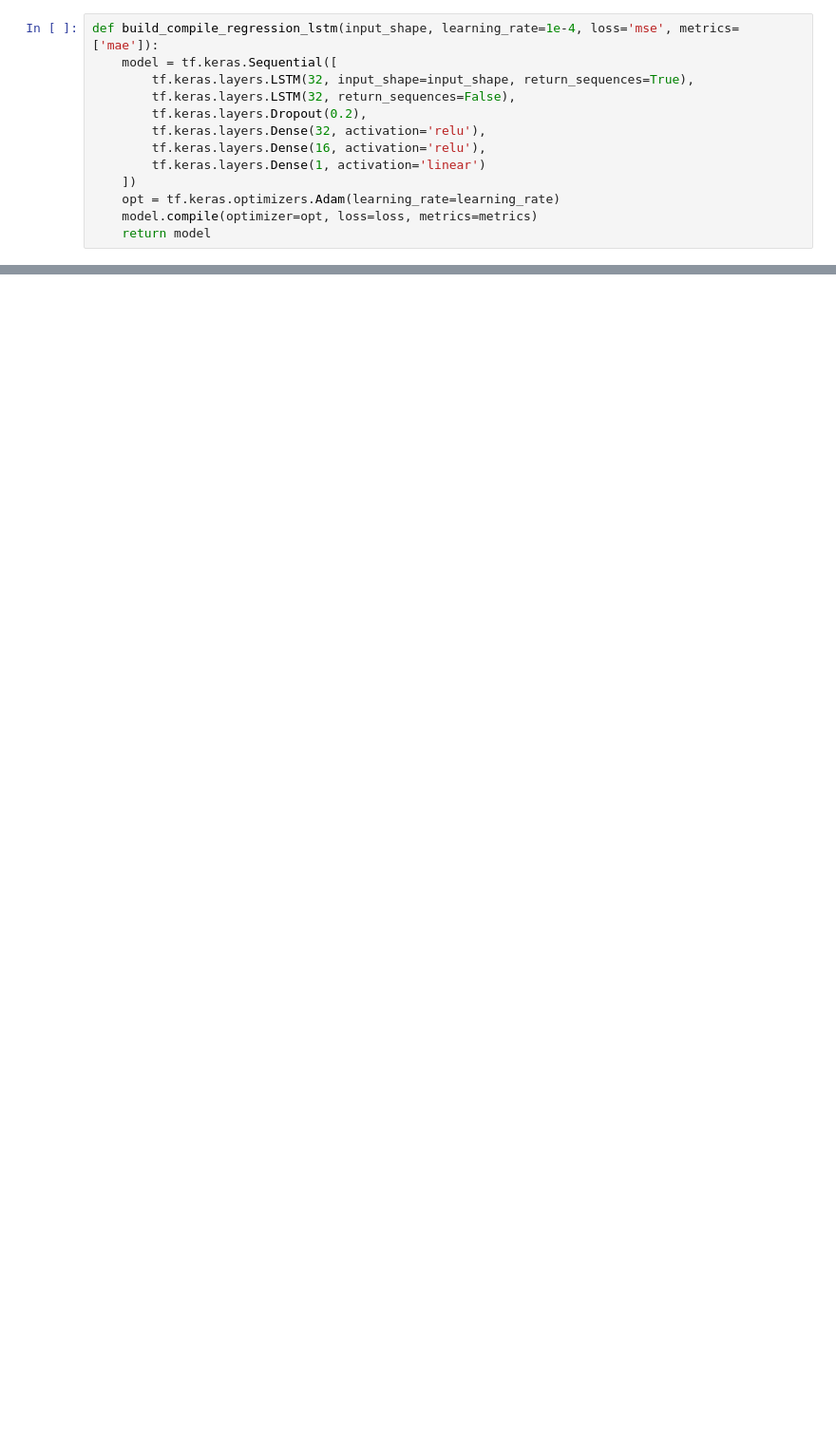
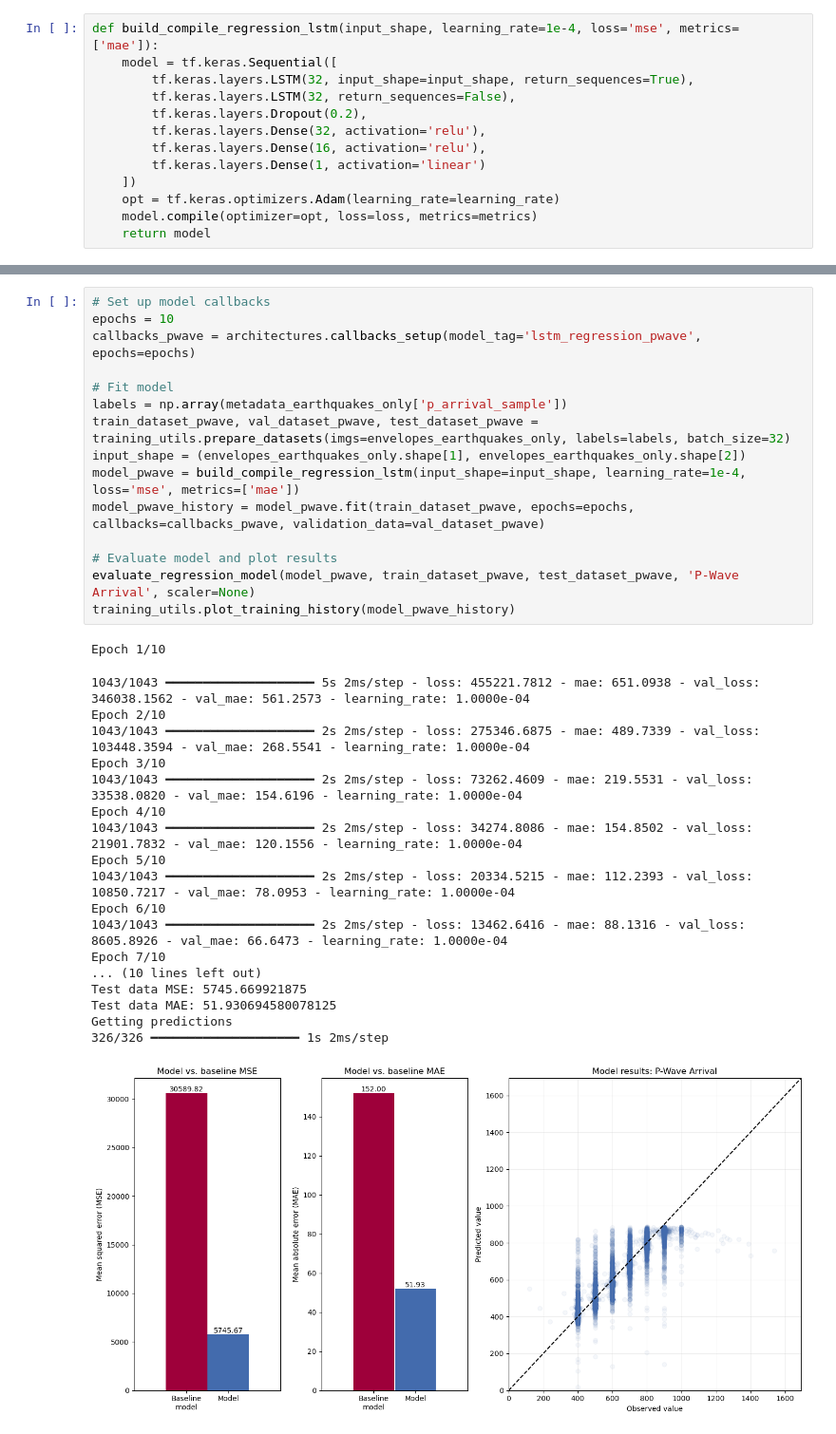
Before and after one commit to kaelynn-rose/Earthquake_Detection, a Jupyter notebook: notebooks/model_training_lstm.ipynb, the cells around one changed output, grey strips where cells are left out. Shown at 95% size. Drawn from its saved outputs; the diff is of its cells as text; blank space fills up the shorter version.

```diff
--- a/notebooks/model_training_lstm.ipynb
+++ b/notebooks/model_training_lstm.ipynb
@@ -195,0 +369,35 @@ Getting predictions
+# %%
+# Set up model callbacks
+epochs = 10
+callbacks_pwave = architectures.callbacks_setup(model_tag='lstm_regression_pwave', epochs=epochs)
+
+# Fit model
+labels = np.array(metadata_earthquakes_only['p_arrival_sample'])
+train_dataset_pwave, val_dataset_pwave, test_dataset_pwave = training_utils.prepare_datasets(imgs=envelopes_earthquakes_only, labels=labels, batch_size=32)
+input_shape = (envelopes_earthquakes_only.shape[1], envelopes_earthquakes_only.shape[2])
+model_pwave = build_compile_regression_lstm(input_shape=input_shape, learning_rate=1e-4, loss='mse', metrics=['mae'])
+model_pwave_history = model_pwave.fit(train_dataset_pwave, epochs=epochs, callbacks=callbacks_pwave, validation_data=val_dataset_pwave)
+
+# Evaluate model and plot results
+evaluate_regression_model(model_pwave, train_dataset_pwave, test_dataset_pwave, 'P-Wave Arrival', scaler=None)
+training_utils.plot_training_history(model_pwave_history)
+# %% [output]
+Epoch 1/10
+1043/1043 ━━━━━━━━━━━━━━━━━━━━ 5s 2ms/step - loss: 455221.7812 - mae: 651.0938 - val_loss: 346038.1562 - val_mae: 561.2573 - learning_rate: 1.0000e-04
+Epoch 2/10
+1043/1043 ━━━━━━━━━━━━━━━━━━━━ 2s 2ms/step - loss: 275346.6875 - mae: 489.7339 - val_loss: 103448.3594 - val_mae: 268.5541 - learning_rate: 1.0000e-04
+Epoch 3/10
+1043/1043 ━━━━━━━━━━━━━━━━━━━━ 2s 2ms/step - loss: 73262.4609 - mae: 219.5531 - val_loss: 33538.0820 - val_mae: 154.6196 - learning_rate: 1.0000e-04
+Epoch 4/10
+1043/1043 ━━━━━━━━━━━━━━━━━━━━ 2s 2ms/step - loss: 34274.8086 - mae: 154.8502 - val_loss: 21901.7832 - val_mae: 120.1556 - learning_rate: 1.0000e-04
+Epoch 5/10
+1043/1043 ━━━━━━━━━━━━━━━━━━━━ 2s 2ms/step - loss: 20334.5215 - mae: 112.2393 - val_loss: 10850.7217 - val_mae: 78.0953 - learning_rate: 1.0000e-04
+Epoch 6/10
+1043/1043 ━━━━━━━━━━━━━━━━━━━━ 2s 2ms/step - loss: 13462.6416 - mae: 88.1316 - val_loss: 8605.8926 - val_mae: 66.6473 - learning_rate: 1.0000e-04
+Epoch 7/10
+... (10 lines left out)
+Test data MSE: 5745.669921875
+Test data MAE: 51.930694580078125
+Getting predictions
+326/326 ━━━━━━━━━━━━━━━━━━━━ 1s 2ms/step
+[figure, added]
```
Also changed, not shown: parts of 15 cells of this notebook, 5 other files.
